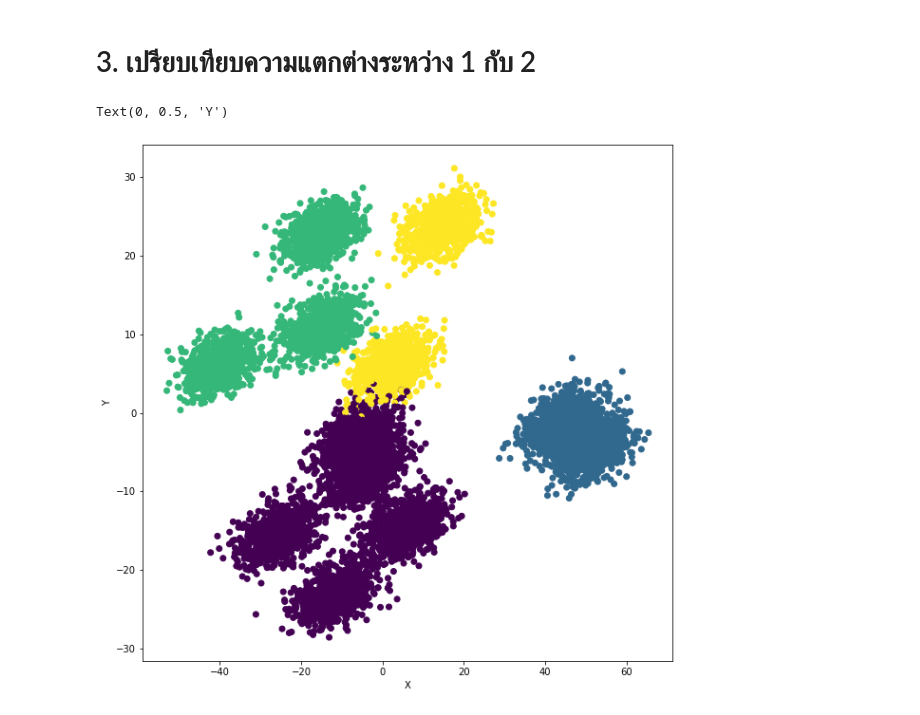
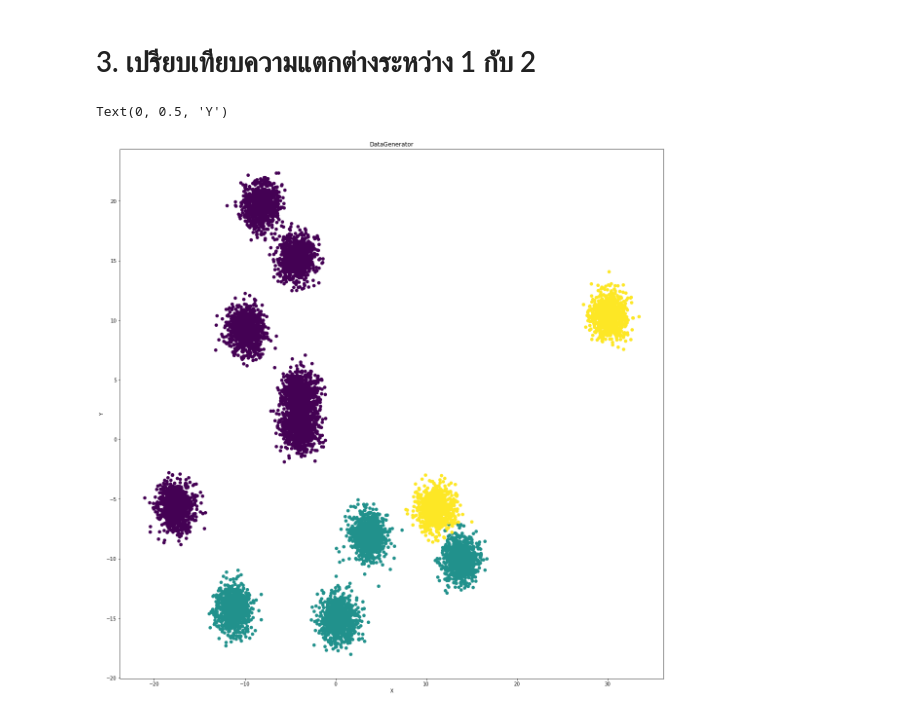
Before and after one commit to PhinyadaPhen/Multivariate, a Jupyter notebook: Multivariate_Exam.ipynb, the cells around one changed output. Saved outputs shown, nothing was run; the diff lists cells and outputs as text; code cells hidden in the pictures.

```diff
--- a/Multivariate_Exam.ipynb
+++ b/Multivariate_Exam.ipynb
@@ -199,0 +248,8 @@ Text(0, 0.5, 'SSE')
+# %%
+kmeans = KMeans(n_clusters=2,random_state=2021) # กำหนด k = 2
+kmeans.fit(DataD)
+a = kmeans.predict(DataD)
+plt.scatter(new_pca[:,0],new_pca[:,1], c=a)
+plt.title('DataGenerator')
+plt.xlabel('X')
+plt.ylabel('Y')
@@ -209,7 +268,7 @@ from sklearn import metrics # เรียกใช้ฟังก์ชั่
 SilH = list()
 for k in [2,3,4,5,6,7,8]:
   kmeans = KMeans(n_clusters=k)
-  kmeans.fit(Data)
+  kmeans.fit(DataD)
   score = metrics.silhouette_score(Data,kmeans.labels_)
   SilH.append(score)
 # %%
@@ -226,10 +284,9 @@ Text(0, 0.5, 'SilH')
 # %%
-# นำข้อมูลมาจัดกลุ่มใหม่ set k = 4
-matplotlib.rcParams['figure.figsize']=[20,20]
-kmeans = KMeans(n_clusters=4)
-kmeans.fit(Data)
-a = kmeans.predict(Data)
+kmeans = KMeans(n_clusters=3,random_state=2021) # กำหนด k = 3
+kmeans.fit(DataD)
+a = kmeans.predict(DataD)
 plt.scatter(new_pca[:,0],new_pca[:,1], c=a)
+plt.title('DataGenerator')
 plt.xlabel('X')
 plt.ylabel('Y')
 # %% [output]
@@ -308,8 +307,9 @@ new_mds = mds.fit_transform(Datanew)
 # %%
 kmeans2 = KMeans(n_clusters=4)
-kmeans2.fit(Datanew)
-b = kmeans2.predict(Datanew)
+kmeans2.fit(DataD)
+b = kmeans2.predict(DataD)
 plt.scatter(new_mds[:,0],new_mds[:,1], c=a)
+plt.title('DataGenerator')
 plt.xlabel('X')
 plt.ylabel('Y')
 # %% [output]
@@ -318,14 +318,14 @@ Text(0, 0.5, 'Y')
 # %% [markdown]
 # 3. เปรียบเทียบความแตกต่างระหว่าง 1 กับ 2
 # %%
-matplotlib.rcParams['figure.figsize']=[10,10]
-kmeans = KMeans(n_clusters=4)
-kmeans.fit(Data)
-a = kmeans.predict(Data)
+kmeans = KMeans(n_clusters=3,random_state=2021) # กำหนด k = 3
+kmeans.fit(DataD)
+a = kmeans.predict(DataD)
 plt.scatter(new_pca[:,0],new_pca[:,1], c=a)
+plt.title('DataGenerator')
 plt.xlabel('X')
 plt.ylabel('Y')
 # %% [output]
 Text(0, 0.5, 'Y')
-[figure, old version]
+[figure, new version]
 # %%
```
Also changed, not shown: parts of 47 cells of this notebook.
